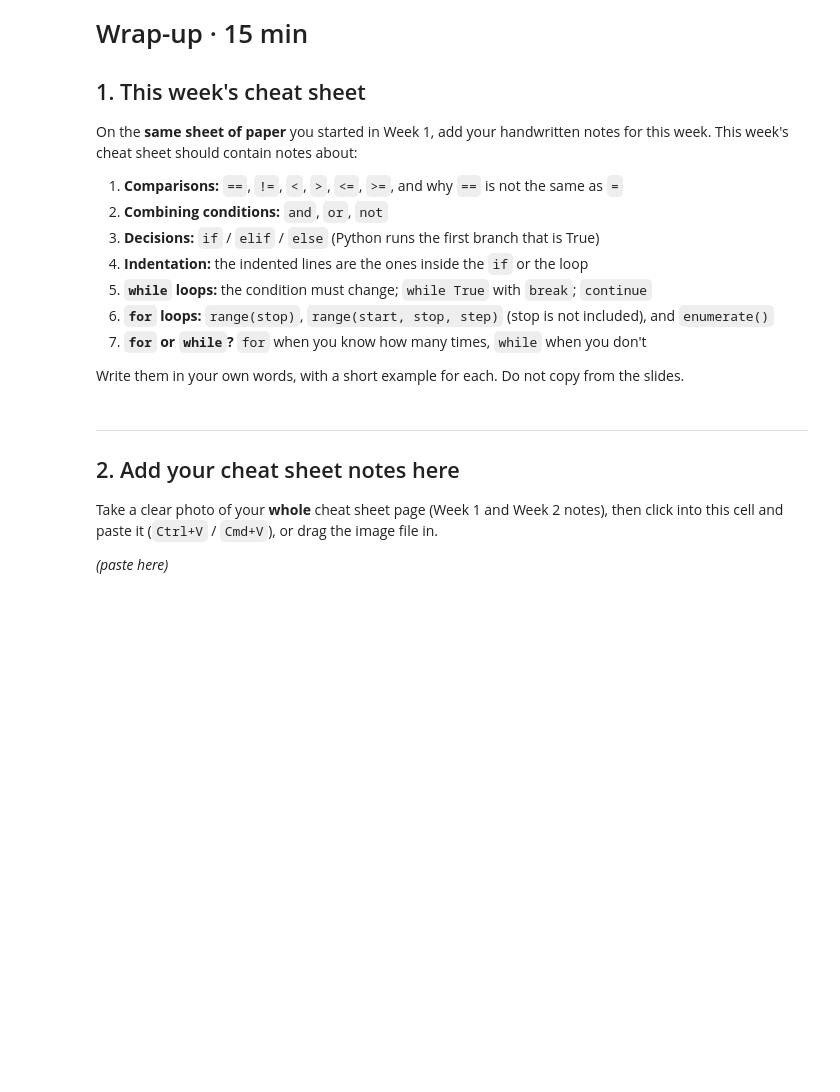
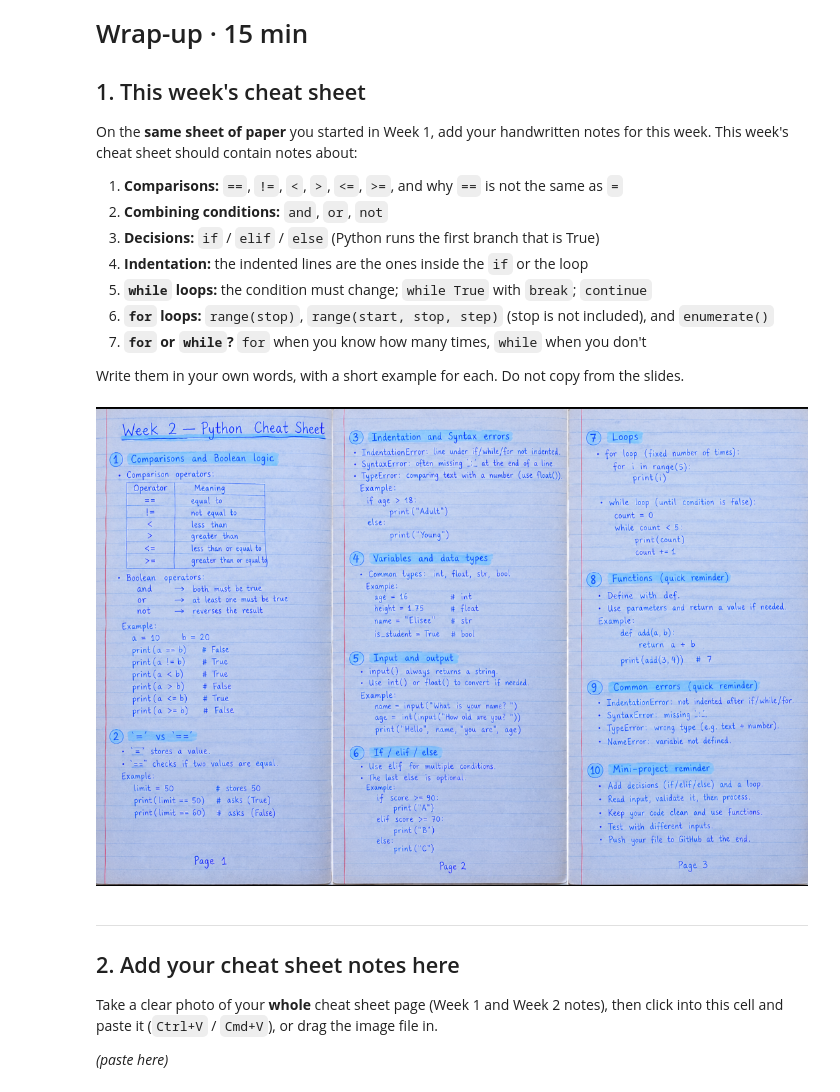
Before and after one commit to eliseemukunz34/CST1510, a Jupyter notebook: Week 02 - Decisions and Loops/LAB/W02_Lab.ipynb, the cells around one changed output. Saved outputs shown, nothing was run; the diff lists cells and outputs as text; code cells hidden in the pictures; blank space fills up the shorter version.

```diff
--- a/Week 02 - Decisions and Loops/LAB/W02_Lab.ipynb
+++ b/Week 02 - Decisions and Loops/LAB/W02_Lab.ipynb
@@ -663,6 +663,12 @@ This week's cheat sheet should contain notes about:
 7. **`for` or `while`?** `for` when you know how many times, `while` when you don't
 
 Write them in your own words, with a short example for each. Do not copy from the slides.
+# %%
+from IPython.display import Image, display
+
+display(Image(filename=r"C:\Users\munya\OneDrive\Pictures\Screenshots 1\Screenshot 2026-10-24 202816.png"))
+# %% [output]
+[figure, added]
 # %% [markdown]
 ---
 ## 2. Add your cheat sheet notes here
```
Also changed, not shown: 6 other files.
